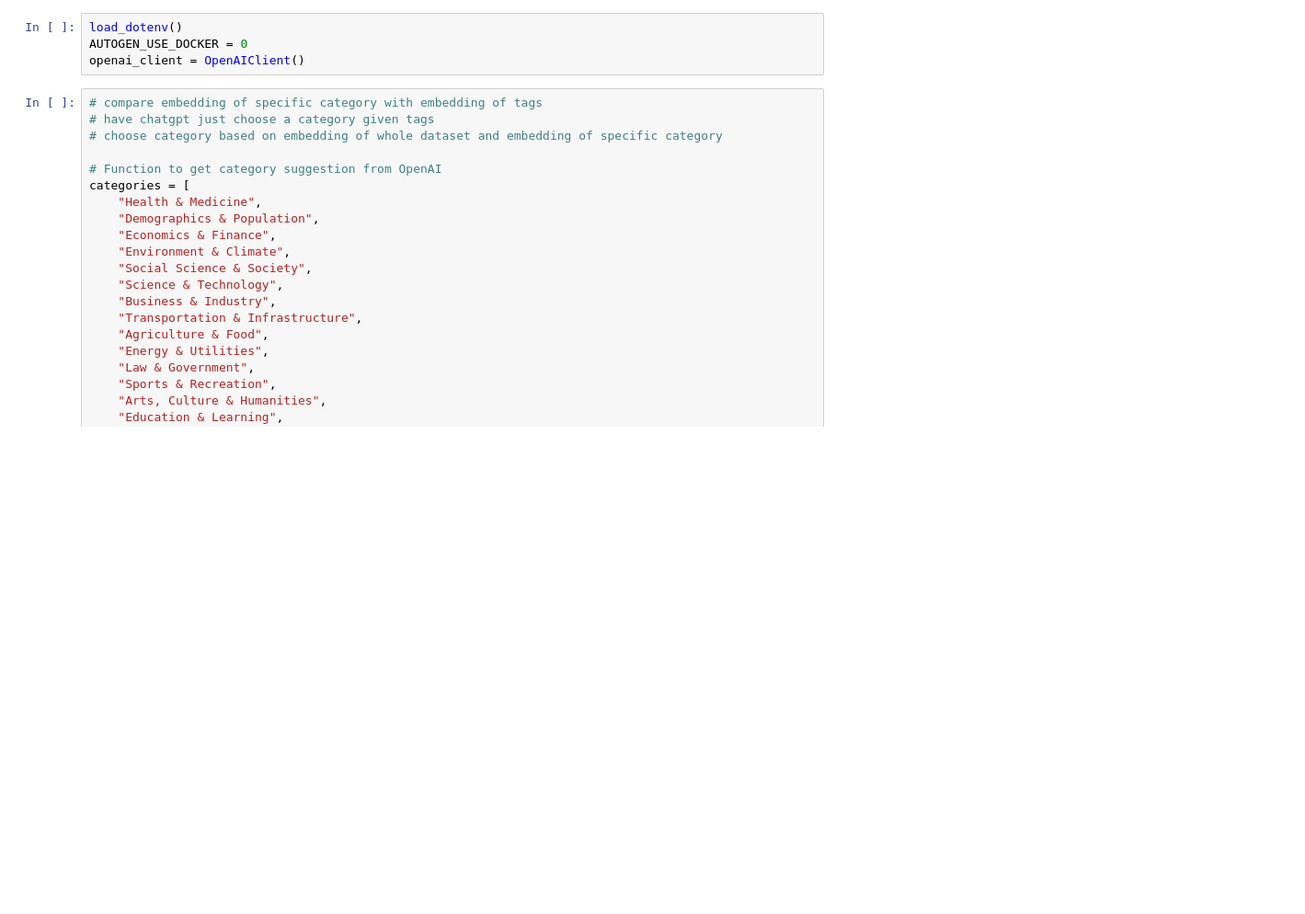
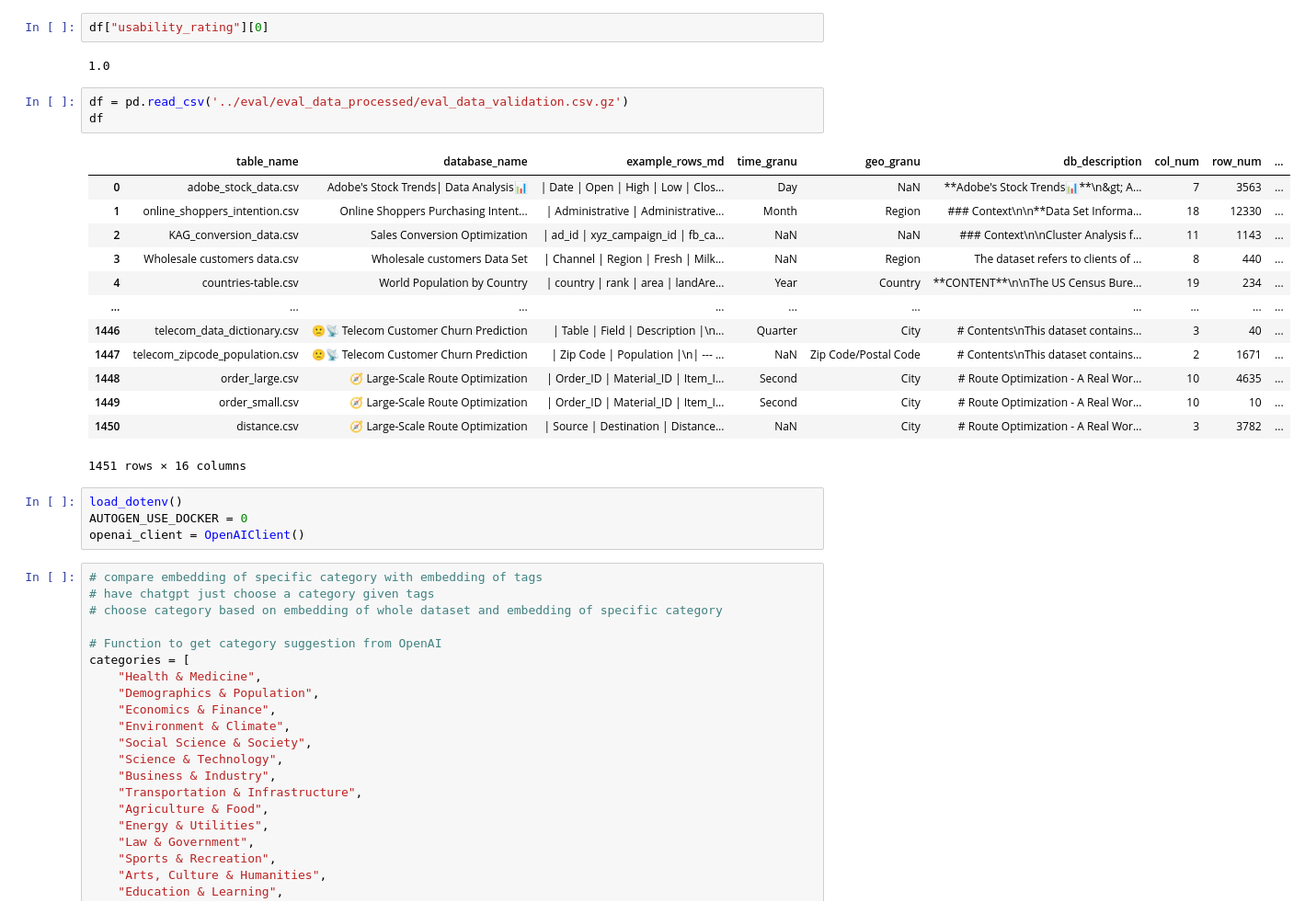
Before and after one commit to racheler15/DataScout, a Jupyter notebook: scripts/test.ipynb, the cells around one changed output. Shown: that part at 92% size. Cells and saved outputs as stored; diff of their text form; blank space fills up the shorter version.

```diff
--- a/scripts/test.ipynb
+++ b/scripts/test.ipynb
@@ -21,3 +45,24 @@ from backend.app.chat.handle_chat_history import append_user_query, append_syste
+# %%
+df["usability_rating"][0]
+# %% [output]
+1.0
+# %%
+df = pd.read_csv('../eval/eval_data_processed/eval_data_validation.csv.gz')
+df
+# %% [output]
+|  | table_name | database_name | example_rows_md | time_granu | geo_granu | db_description | col_num | row_num | ... |
+| 0 | adobe_stock_data.csv | Adobe's Stock Trends| Data Analysis📊 | | Date | Open | High | Low | Clos... | Day | NaN | **Adobe's Stock Trends📊**\n&gt; A... | 7 | 3563 | ... |
+| 1 | online_shoppers_intention.csv | Online Shoppers Purchasing Intent... | | Administrative | Administrative... | Month | Region | ### Context\n\n**Data Set Informa... | 18 | 12330 | ... |
+| 2 | KAG_conversion_data.csv | Sales Conversion Optimization | | ad_id | xyz_campaign_id | fb_ca... | NaN | NaN | ### Context\n\nCluster Analysis f... | 11 | 1143 | ... |
+| 3 | Wholesale customers data.csv | Wholesale customers Data Set | | Channel | Region | Fresh | Milk... | NaN | Region | The dataset refers to clients of ... | 8 | 440 | ... |
+| 4 | countries-table.csv | World Population by Country | | country | rank | area | landAre... | Year | Country | **CONTENT**\n\nThe US Census Bure... | 19 | 234 | ... |
+| ... | ... | ... | ... | ... | ... | ... | ... | ... | ... |
+| 1446 | telecom_data_dictionary.csv | 🙁📡 Telecom Customer Churn Prediction | | Table | Field | Description |\n... | Quarter | City | # Contents\nThis dataset contains... | 3 | 40 | ... |
+| 1447 | telecom_zipcode_population.csv | 🙁📡 Telecom Customer Churn Prediction | | Zip Code | Population |\n| --- ... | NaN | Zip Code/Postal Code | # Contents\nThis dataset contains... | 2 | 1671 | ... |
+| 1448 | order_large.csv | 🧭 Large-Scale Route Optimization | | Order_ID | Material_ID | Item_I... | Second | City | # Route Optimization - A Real Wor... | 10 | 4635 | ... |
+| 1449 | order_small.csv | 🧭 Large-Scale Route Optimization | | Order_ID | Material_ID | Item_I... | Second | City | # Route Optimization - A Real Wor... | 10 | 10 | ... |
+| 1450 | distance.csv | 🧭 Large-Scale Route Optimization | | Source | Destination | Distance... | NaN | City | # Route Optimization - A Real Wor... | 3 | 3782 | ... |
+1451 rows × 16 columns
 # %%
 load_dotenv()
 AUTOGEN_USE_DOCKER = 0
```
Also changed, not shown: parts of 3 cells of this notebook, 38 other files.
